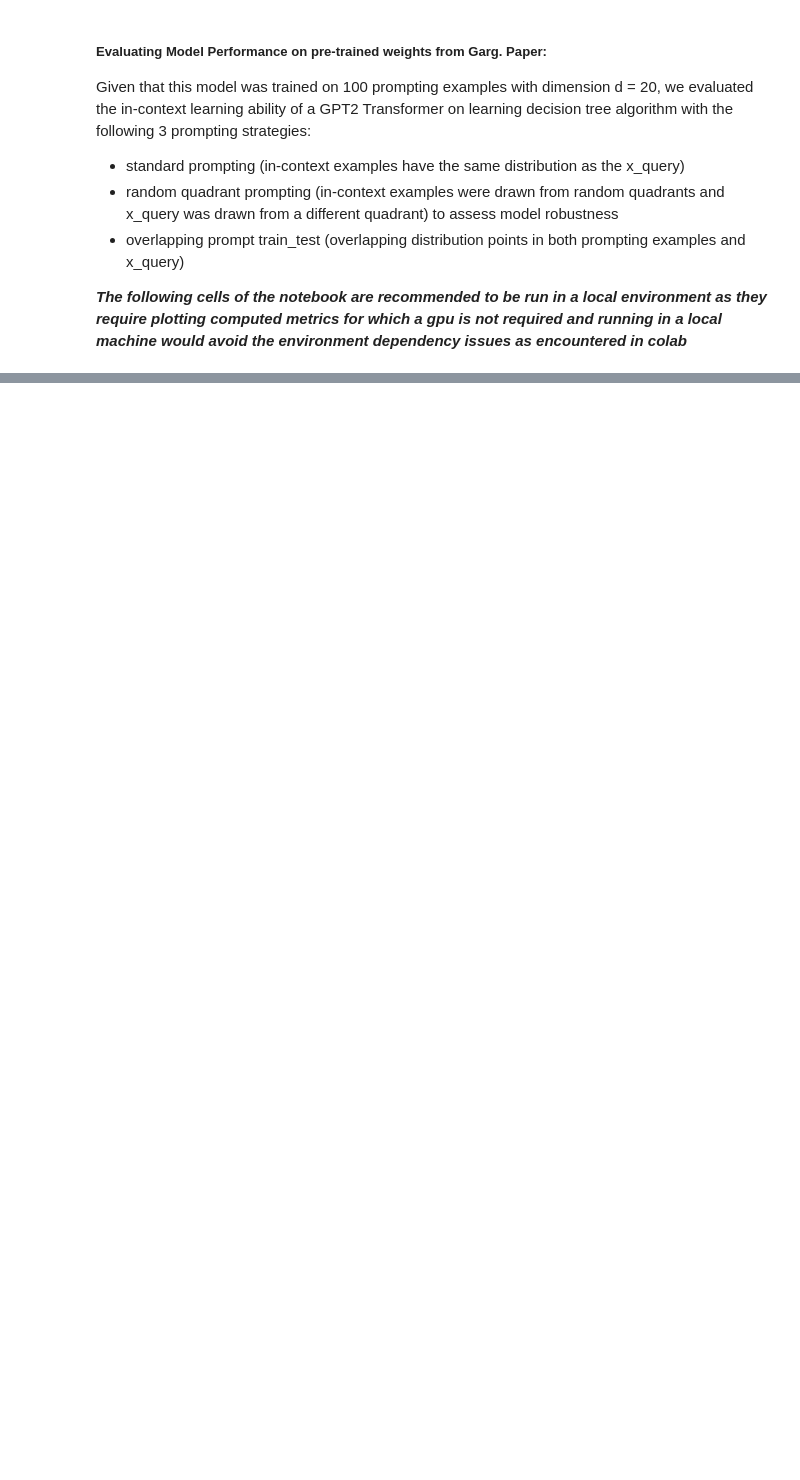
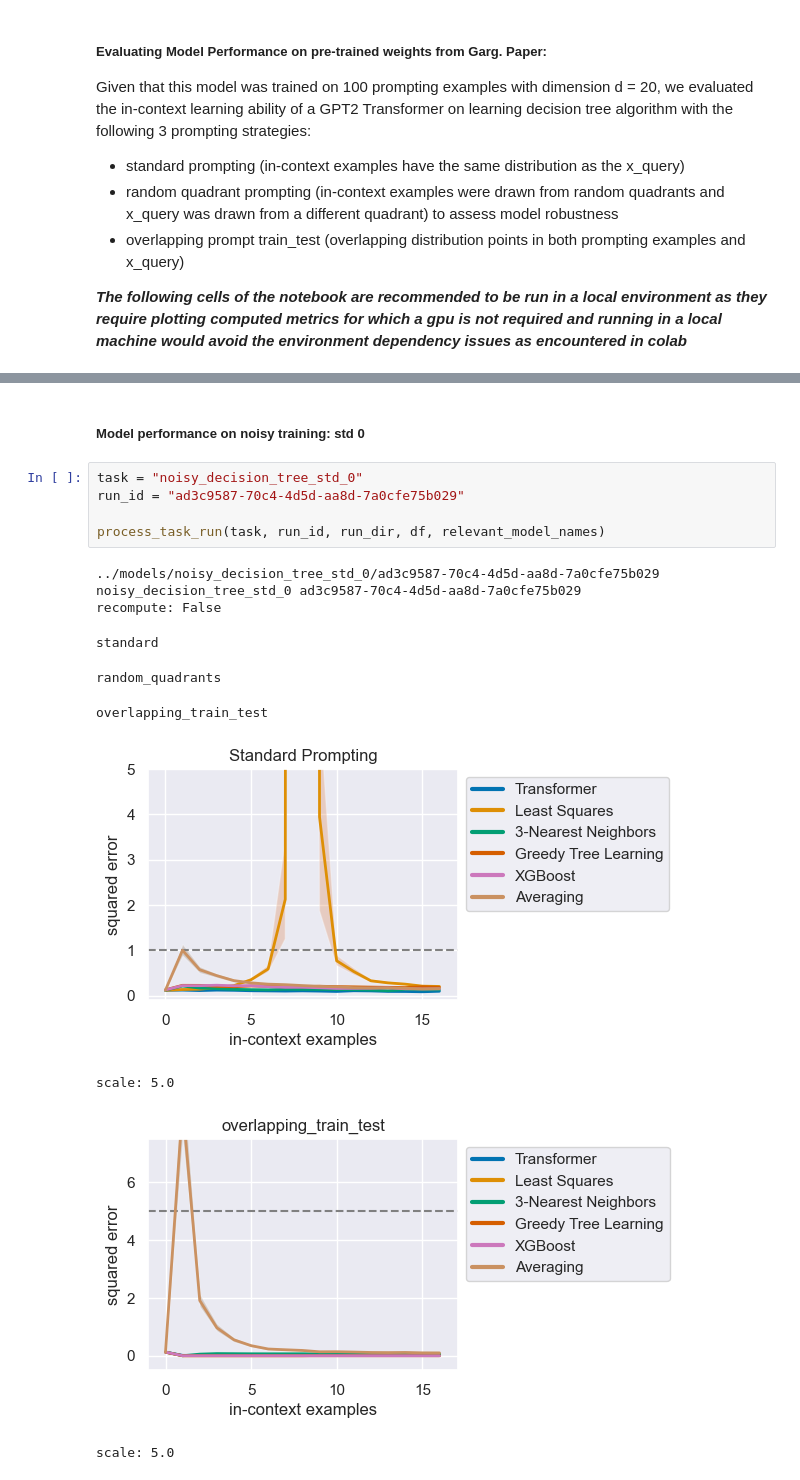
Before and after one commit to azhara001/in-context-learning-trees, a Jupyter notebook: src/eval.ipynb, the cells around one changed output, grey strips where cells are left out. Cells and saved outputs as stored; diff of their text form; blank space fills up the shorter version.

```diff
--- a/src/eval.ipynb
+++ b/src/eval.ipynb
@@ -243,0 +196,18 @@ The error does increase, especially when the number of in-context examples excee
+# %% [markdown]
+##### Model performance on noisy training: std 0
+# %%
+task = "noisy_decision_tree_std_0"
+run_id = "ad3c9587-70c4-4d5d-aa8d-7a0cfe75b029"
+
+process_task_run(task, run_id, run_dir, df, relevant_model_names)
+# %% [output]
+../models/noisy_decision_tree_std_0/ad3c9587-70c4-4d5d-aa8d-7a0cfe75b029
+noisy_decision_tree_std_0 ad3c9587-70c4-4d5d-aa8d-7a0cfe75b029
+recompute: False
+standard
+random_quadrants
+overlapping_train_test
+[figure, added]
+scale: 5.0
+[figure, added]
+scale: 5.0
```
Also changed, not shown: parts of 28 cells of this notebook, 14 other files.
